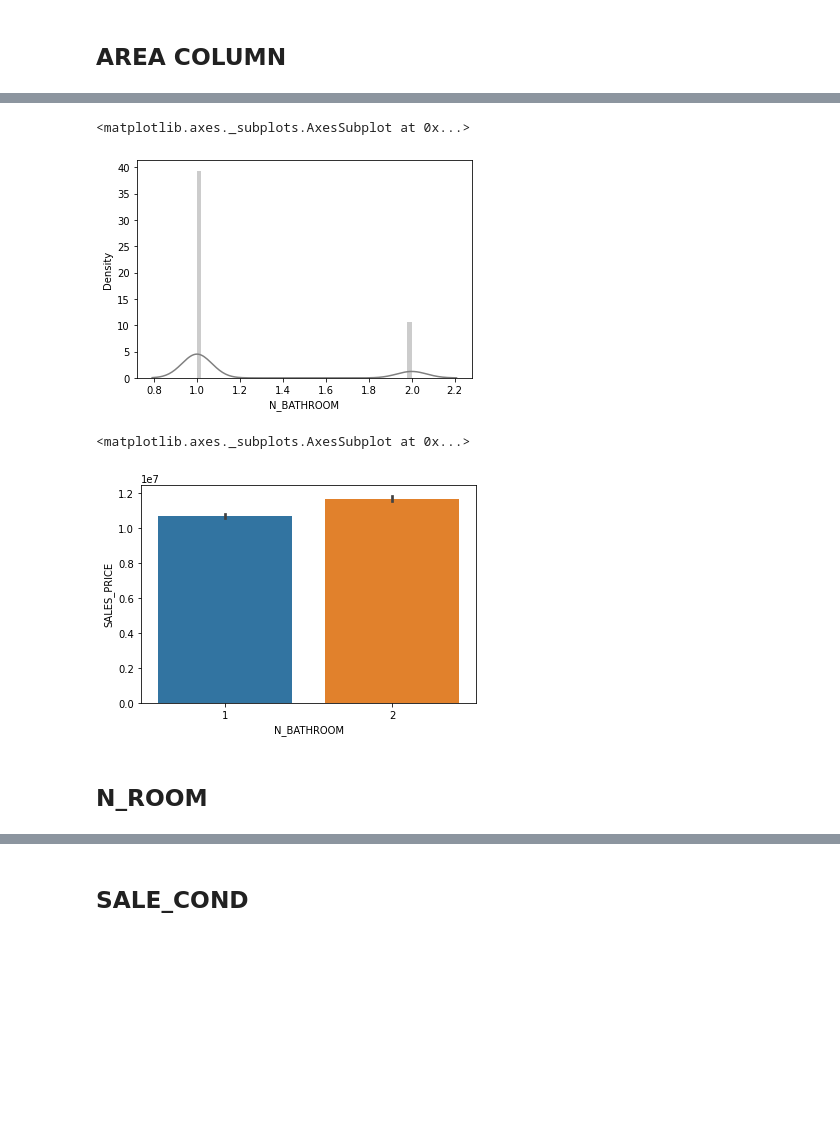
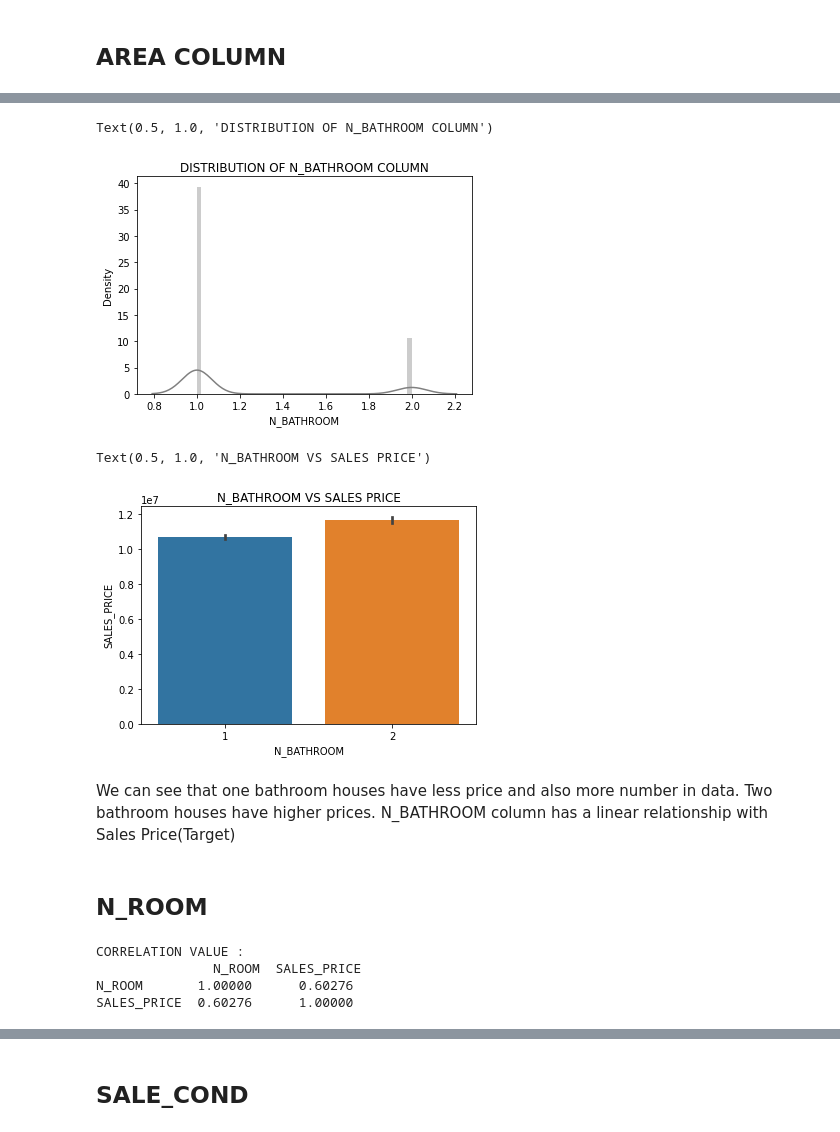
Before and after one commit to mcasivaram/Datascience, a Jupyter notebook: Chennai_House_Price_Prediction.ipynb, the cells around one changed output, grey strips where cells are left out. Cells and saved outputs as stored; diff of their text form; code cells hidden in the pictures; blank space fills up the shorter version.

```diff
--- a/Chennai_House_Price_Prediction.ipynb
+++ b/Chennai_House_Price_Prediction.ipynb
@@ -684,13 +744,26 @@ sns.barplot(x='N_BEDROOM',y='SALES_PRICE',data=df1,order=bedroom_order)
 # %%
 sns.distplot(df1['N_BATHROOM'],color='gray')
+plt.title("DISTRIBUTION OF N_BATHROOM COLUMN")
 # %% [output]
-<matplotlib.axes._subplots.AxesSubplot at 0x...>
+Text(0.5, 1.0, 'DISTRIBUTION OF N_BATHROOM COLUMN')
-[figure, old version]
+[figure, new version]
 # %%
 bathroom_order=df1.groupby('N_BATHROOM')['SALES_PRICE'].mean().reset_index().sort_values('SALES_PRICE')['N_BATHROOM']
 sns.barplot(x='N_BATHROOM',y='SALES_PRICE',data=df1,order=bathroom_order)
+plt.title("N_BATHROOM VS SALES PRICE")
 # %% [output]
-<matplotlib.axes._subplots.AxesSubplot at 0x...>
+Text(0.5, 1.0, 'N_BATHROOM VS SALES PRICE')
-[figure, old version]
+[figure, new version]
+# %% [markdown]
+We can see that one bathroom houses have less price and also more number in data.
+Two bathroom houses have higher prices.
+N_BATHROOM column has a linear relationship with Sales Price(Target)
 # %% [markdown]
 ## **N_ROOM**
+# %%
+print("CORRELATION VALUE :\n",df1[['N_ROOM','SALES_PRICE']].corr())
+# %% [output]
+CORRELATION VALUE :
+               N_ROOM  SALES_PRICE
+N_ROOM       1.00000      0.60276
+SALES_PRICE  0.60276      1.00000
```
Also changed, not shown: parts of 118 cells of this notebook.
